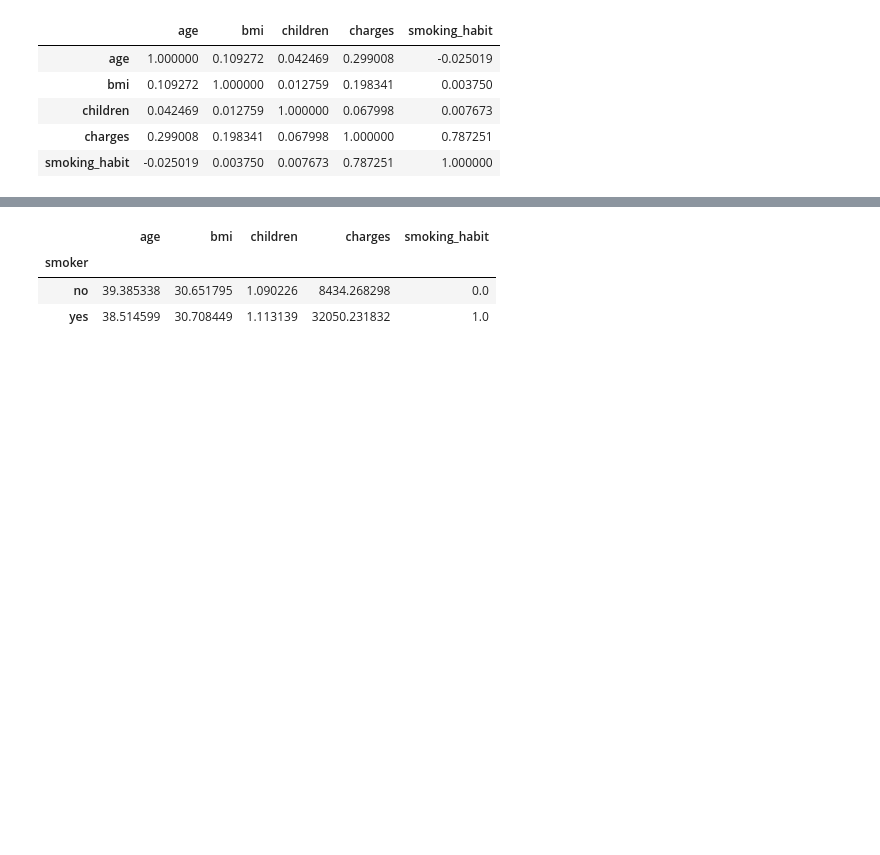
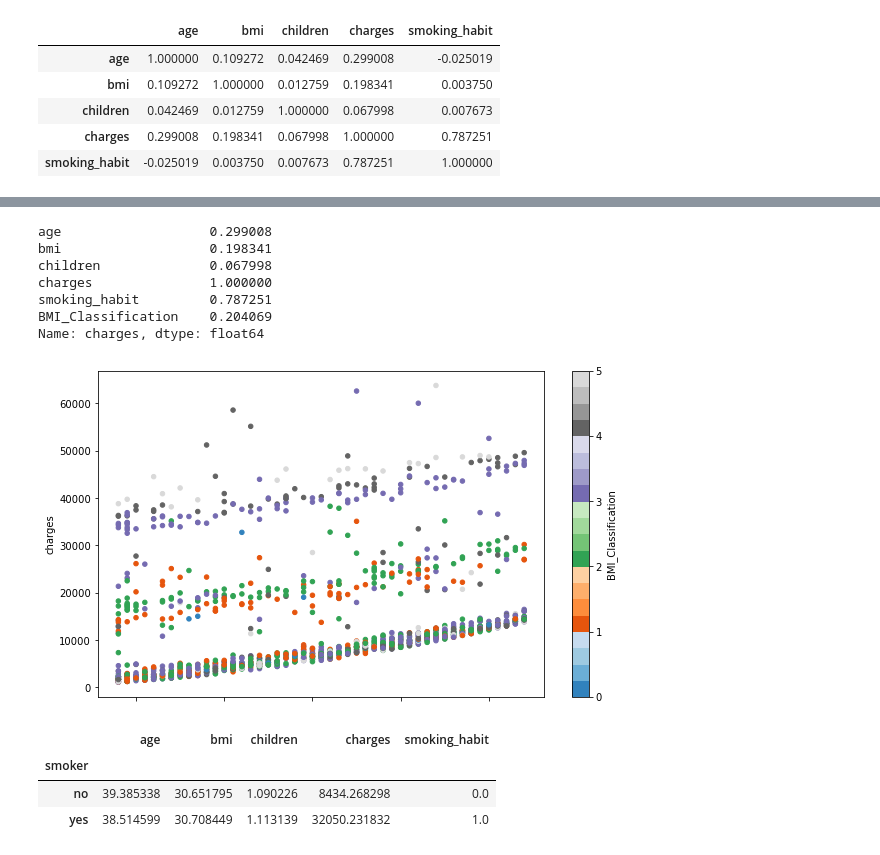
Before and after one commit to tonyzz987/GA, a Jupyter notebook: Hospital Bill EDA.ipynb, the cells around one changed output, grey strips where cells are left out. Cells and saved outputs as stored; diff of their text form; code cells hidden in the pictures; blank space fills up the shorter version.

```diff
--- a/Hospital Bill EDA.ipynb
+++ b/Hospital Bill EDA.ipynb
@@ -147,3 +185,16 @@ Name: charges, dtype: float64
+# %%
+bill.plot(kind='scatter', x='age', y='charges', c='BMI_Classification', colormap = 'tab20c',figsize=(10,6));
+
+print((bill.corr()['charges']))
+# %% [output]
+age                   0.299008
+bmi                   0.198341
+children              0.067998
+charges               1.000000
+smoking_habit         0.787251
+BMI_Classification    0.204069
+Name: charges, dtype: float64
+[figure, added]
 # %%
 #In average, smokers' bills are 3.8 times higher than non smokers
 bill.groupby('smoker').mean()
```
Also changed, not shown: parts of 11 cells of this notebook.
